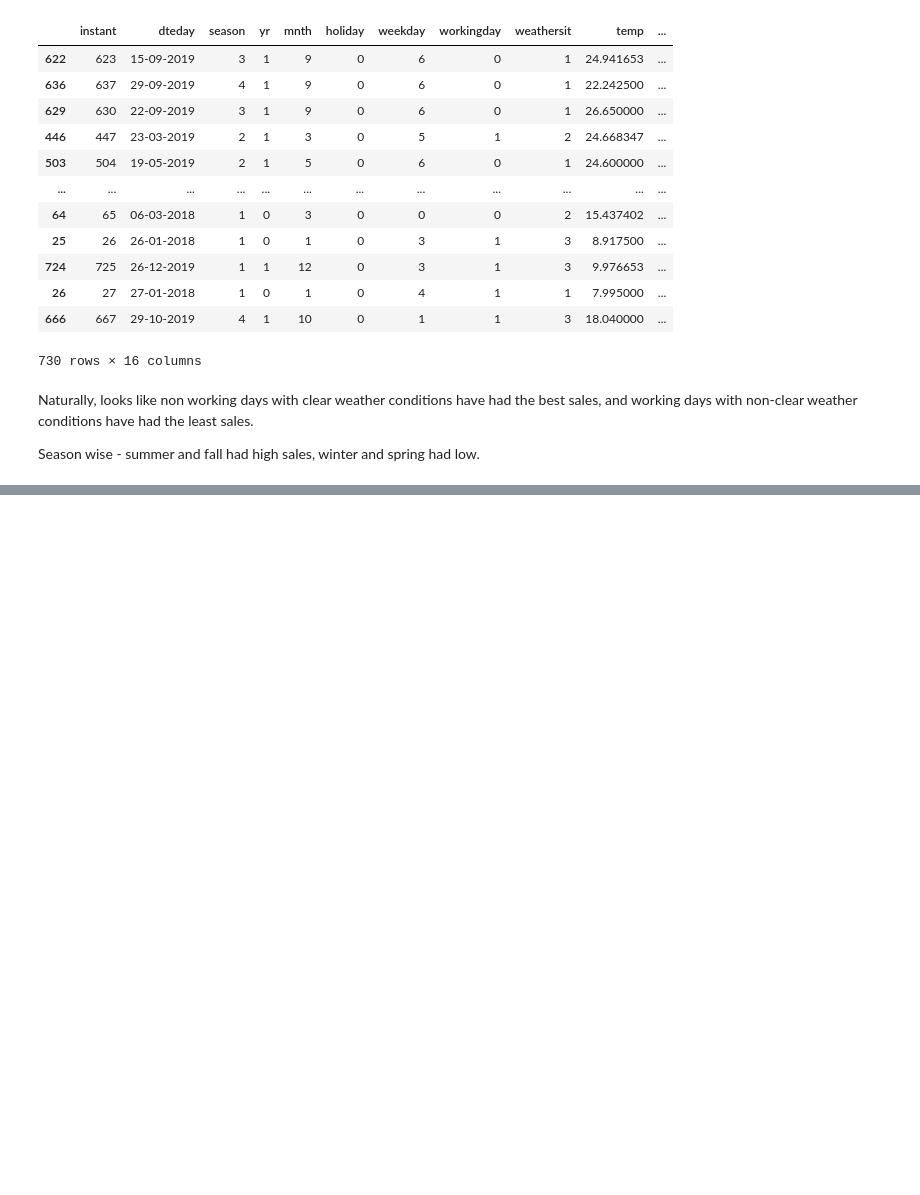
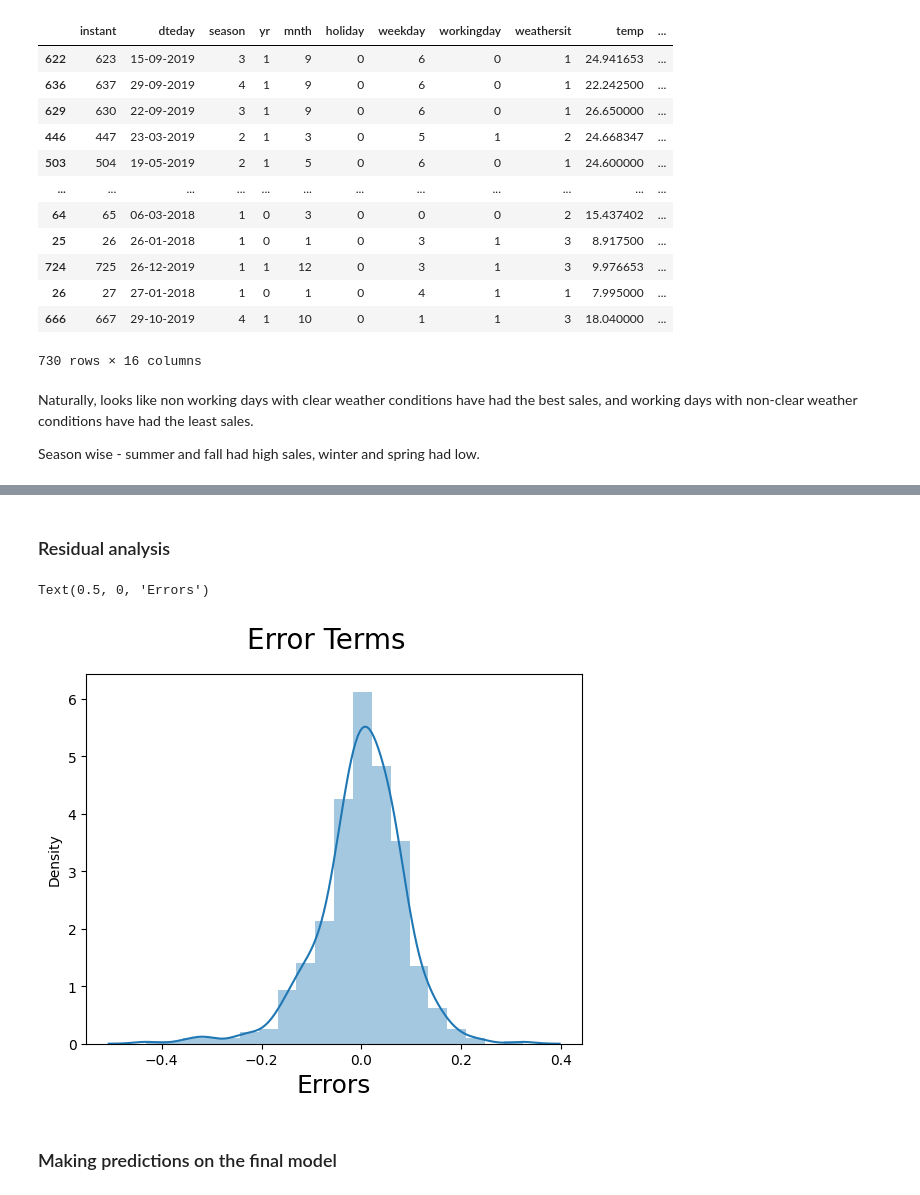
Before and after one commit to udaykirankavaturu/bike-sharing-multiple-linear-regression, a Jupyter notebook: model.ipynb, the cells around one changed output, grey strips where cells are left out. Saved outputs shown, nothing was run; the diff lists cells and outputs as text; code cells hidden in the pictures; blank space fills up the shorter version.

```diff
--- a/model.ipynb
+++ b/model.ipynb
@@ -67,0 +520,3 @@ Season wise - summer and fall had high sales, winter and spring had low.
+# %%
+# add constant variable to statsmodel object for intercept
+X_train_rfe = sm.add_constant(X_train_rfe)
@@ -67,0 +587,8 @@ Season wise - summer and fall had high sales, winter and spring had low.
+# %%
+# dropping atemp
+X_train_rfe = X_train_rfe.drop('atemp', 1)
+# %%
+# rebuild model
+X_train_lm = sm.add_constant(X_train_rfe)
+
+lm = sm.OLS(y_train, X_train_lm).fit()
@@ -67,0 +643,16 @@ Season wise - summer and fall had high sales, winter and spring had low.
+# %% [markdown]
+### Residual analysis
+# %%
+# calculate y values from the model
+y_train_pred = lm.predict(X_train_rfe)
+# %%
+# Plot the histogram of the error terms
+fig = plt.figure()
+sns.distplot((y_train - y_train_pred), bins = 20)
+fig.suptitle('Error Terms', fontsize = 20)                  # Plot heading
+plt.xlabel('Errors', fontsize = 18)
+# %% [output]
+Text(0.5, 0, 'Errors')
+[figure, added]
+# %% [markdown]
+### Making predictions on the final model
```
Also changed, not shown: parts of 68 cells of this notebook.
